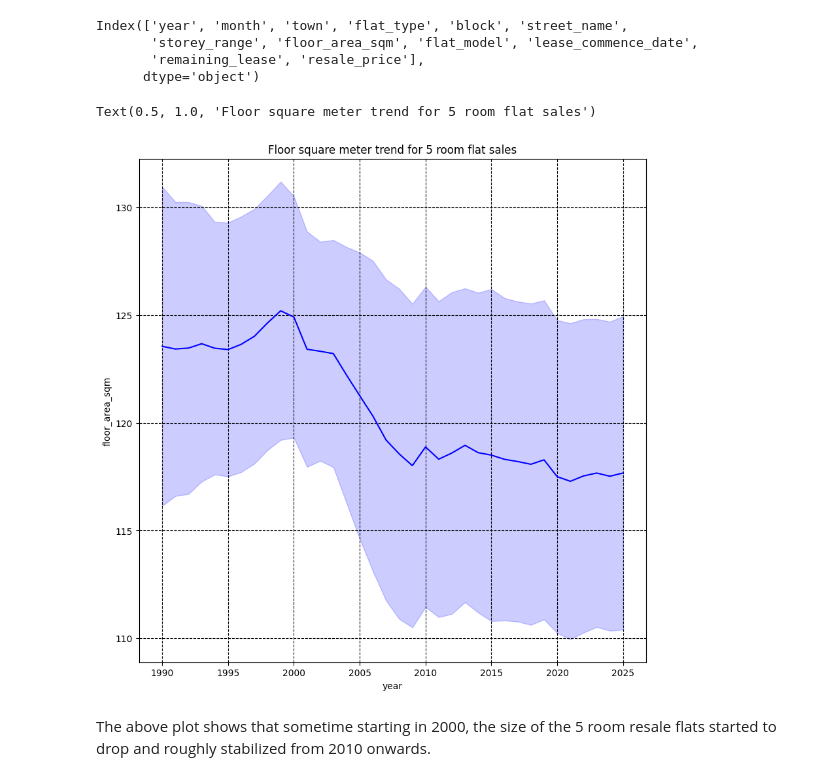
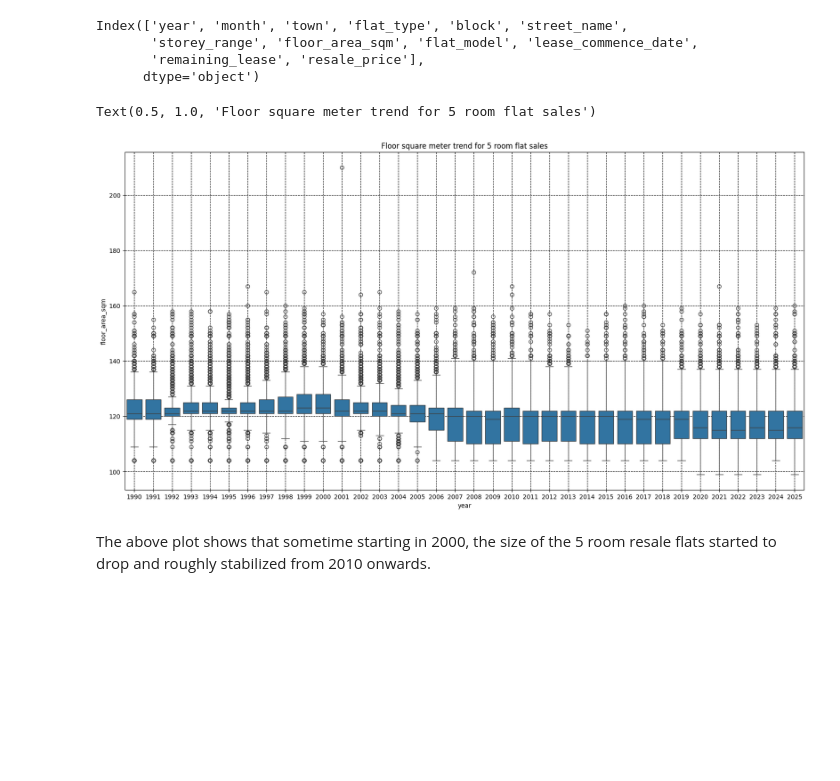
Before and after one commit to pradeepj-prj/HDB-Resale-Prices-Analysis, a Jupyter notebook: notebooks/02-5room.ipynb, the cells around one changed output. Cells and saved outputs as stored; diff of their text form; code cells hidden in the pictures; blank space fills up the shorter version.

Commit message:
Add additional plot for analysis

```diff
--- a/notebooks/02-5room.ipynb
+++ b/notebooks/02-5room.ipynb
@@ -87,13 +98,13 @@ Index(['year', 'month', 'town', 'flat_type', 'block', 'street_name',
        'remaining_lease', 'resale_price'],
       dtype='object')
 # %%
-fig, ax = plt.subplots(figsize=(10,10))
+fig, ax = plt.subplots(figsize=(20,10))
 
-sns.lineplot(data=five_room_df, x="year", y="floor_area_sqm", errorbar="sd", ax=ax, color="blue")
+sns.boxplot(data=five_room_df, x="year", y="floor_area_sqm", ax=ax)
 ax.grid(True, color="black", linestyle="--")
 ax.set_title("Floor square meter trend for 5 room flat sales")
 # %% [output]
 Text(0.5, 1.0, 'Floor square meter trend for 5 room flat sales')
-[figure, old version]
+[figure, new version]
 # %% [markdown]
 The above plot shows that sometime starting in 2000, the size of the 5 room resale flats started to drop and roughly stabilized from 2010 onwards.
```
Also changed, not shown: parts of 4 cells of this notebook.
